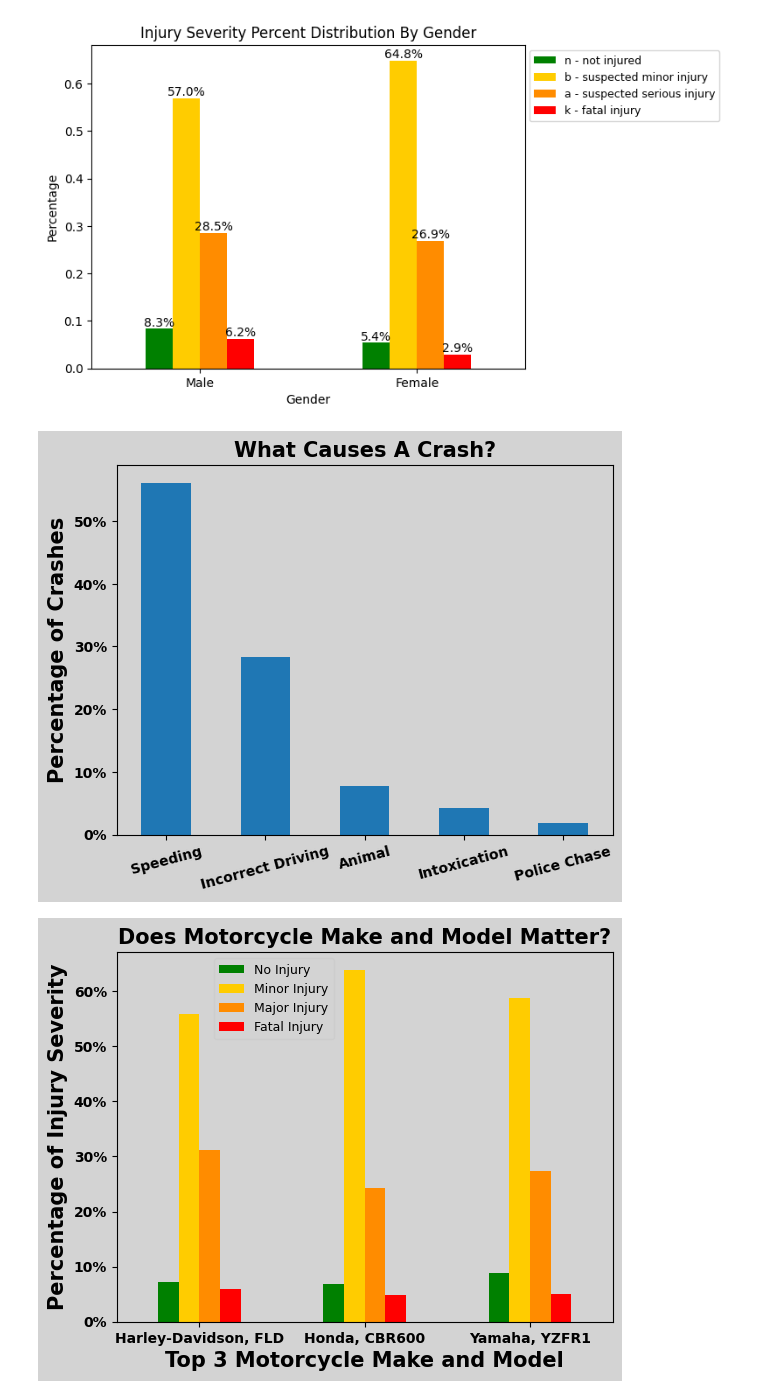
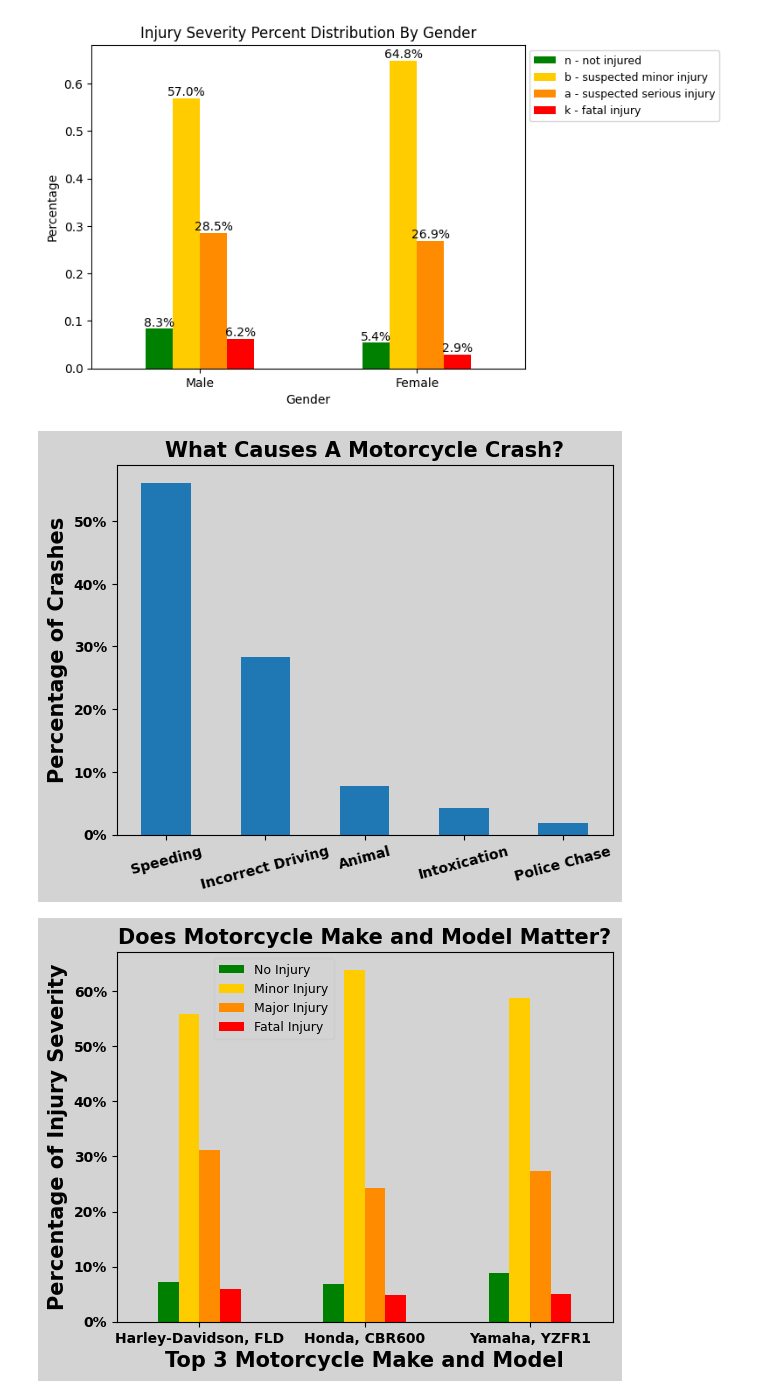
Before and after one commit to tex-wrex/tex-wrex, a Jupyter notebook: Jared/explore_get_specific_visuals.ipynb, the cells around one changed output. Cells and saved outputs as stored; diff of their text form; code cells hidden in the pictures.

```diff
--- a/Jared/explore_get_specific_visuals.ipynb
+++ b/Jared/explore_get_specific_visuals.ipynb
@@ -1056,35 +1056,35 @@ cont_thing.contributing_factor_1 = cont_thing.contributing_factor_1.replace(to_r
 cont_thing.contributing_factor_1 = cont_thing.contributing_factor_1.replace(to_replace=re.compile(r'.*animal.*', re.IGNORECASE), value='ANIMAL-RELATED', regex=True)
 cont_thing.contributing_factor_1 = cont_thing.contributing_factor_1.replace(to_replace=re.compile(r'.*heed.*', re.IGNORECASE), value='ROADSIGN-IGNORING-RELATED', regex=True)
 cont_thing.contributing_factor_1 = cont_thing.contributing_factor_1.replace(to_replace=re.compile(r'.*disregard.*', re.IGNORECASE), value='ROADSIGN-IGNORING-RELATED', regex=True)
 cont_thing.contributing_factor_1 = cont_thing.contributing_factor_1.replace(to_replace=re.compile(r'.*evasive\saction.*', re.IGNORECASE), value='INCORRECT-DRIVING-RELATED', regex=True)
 cont_thing.contributing_factor_1 = cont_thing.contributing_factor_1.replace(to_replace=re.compile(r'.*driver\sinattention.*', re.IGNORECASE), value='INCORRECT-DRIVING-RELATED', regex=True)
 cont_thing.contributing_factor_1 = cont_thing.contributing_factor_1.replace(to_replace=re.compile(r'.*single\slane.*', re.IGNORECASE), value='INCORRECT-DRIVING-RELATED', regex=True)
 cont_thing.contributing_factor_1 = cont_thing.contributing_factor_1.replace(to_replace=re.compile(r'.*lane\swhen\sunsafe.*', re.IGNORECASE), value='INCORRECT-DRIVING-RELATED', regex=True)
 cont_thing.contributing_factor_1 = cont_thing.contributing_factor_1.replace(to_replace=re.compile(r'.*too\sclosely.*', re.IGNORECASE), value='INCORRECT-DRIVING-RELATED', regex=True)
 cont_thing.contributing_factor_1 = cont_thing.contributing_factor_1.replace(to_replace=re.compile(r'.*turned\swhen.*', re.IGNORECASE), value='INCORRECT-DRIVING-RELATED', regex=True)
 cont_thing.contributing_factor_1 = cont_thing.contributing_factor_1.replace(to_replace=re.compile(r'.*turned\simproperly.*', re.IGNORECASE), value='INCORRECT-DRIVING-RELATED', regex=True)
 cont_thing.contributing_factor_1 = cont_thing.contributing_factor_1.replace(to_replace=re.compile(r'.*improper\sstart.*', re.IGNORECASE), value='INCORRECT-DRIVING-RELATED', regex=True)
 cont_thing.contributing_factor_1 = cont_thing.contributing_factor_1.replace(to_replace=re.compile(r'.*failed.*', re.IGNORECASE), value='INCORRECT-DRIVING-RELATED', regex=True)
 cont_thing.contributing_factor_1 = cont_thing.contributing_factor_1.replace(to_replace=re.compile(r'.*roadsign.*', re.IGNORECASE), value='INCORRECT-DRIVING-RELATED', regex=True)
 cont_thing.contributing_factor_1 = cont_thing.contributing_factor_1.replace(to_replace=re.compile(r'.*pass.*', re.IGNORECASE), value='INCORRECT-DRIVING-RELATED', regex=True)
 cont_thing.contributing_factor_1 = cont_thing.contributing_factor_1.replace(to_replace=re.compile(r'.*cell.*', re.IGNORECASE), value='INCORRECT-DRIVING-RELATED', regex=True)
 cont_thing.contributing_factor_1 = cont_thing.contributing_factor_1.replace(to_replace=re.compile(r'.*fleeing\sor\sevading.*', re.IGNORECASE), value='POLICE-CHASE-RELATED', regex=True)
 cont_thing.contributing_factor_1 = cont_thing.contributing_factor_1.replace(to_replace=re.compile(r'.*ill.*', re.IGNORECASE), value='HEALTH-RELATED', regex=True)
 cont_thing.contributing_factor_1 = cont_thing.contributing_factor_1.replace(to_replace=re.compile(r'.*fatigued.*', re.IGNORECASE), value='HEALTH-RELATED', regex=True)
 cont_thing.contributing_factor_1.value_counts()
 fig, ax = plt.subplots(facecolor='lightgray')
 ax.set_facecolor('lightgray')
 ax = cont_thing.contributing_factor_1.value_counts(normalize=True).head(5).plot(kind='bar')
-plt.title('What Causes A Crash?', fontweight='bold', fontsize=15)
+plt.title('What Causes A Motorcycle Crash?', fontweight='bold', fontsize=15)
 plt.xlabel('')
 plt.xticks(rotation=15, ticks=range(5), labels=['Speeding', 'Incorrect Driving', 'Animal', 'Intoxication', 'Police Chase'], fontweight='bold', fontsize=10)
 plt.ylabel('Percentage of Crashes', fontweight='bold', fontsize=15)
 plt.yticks(ticks=[0, 0.1, 0.2, 0.3, 0.4, 0.5], labels=['0%', '10%', '20%', '30%', '40%', '50%'], fontweight='bold', fontsize=10)
 #for p in ax.patches:
 #    ax.annotate(f"{p.get_height():.0%}", (p.get_x() + p.get_width() / 2., p.get_height()), ha='center', va='center', xytext=(0, 5), textcoords='offset points')
 plt.show()
 # %% [output]
-[figure, old version]
+[figure, new version]
 # %%
 cross_tab = pd.crosstab(master[master.make_and_model.isin(master.make_and_model.value_counts().head(3).index)].make_and_model, master.person_injury_severity, normalize='index')
 desired_order = ['n - not injured', 'b - suspected minor injury', 'a - suspected serious injury', 'k - fatal injury']
```
Also changed, not shown: parts of 2 cells of this notebook.
